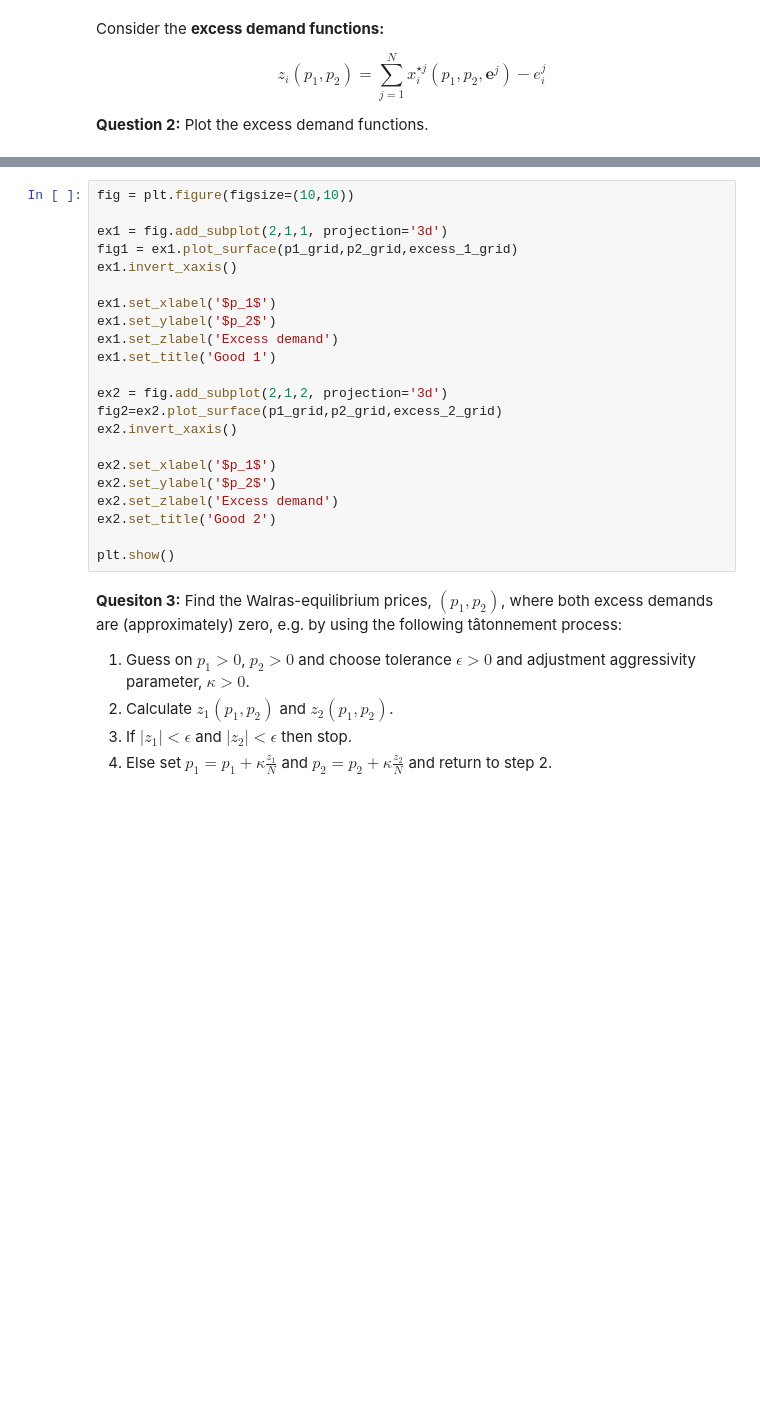
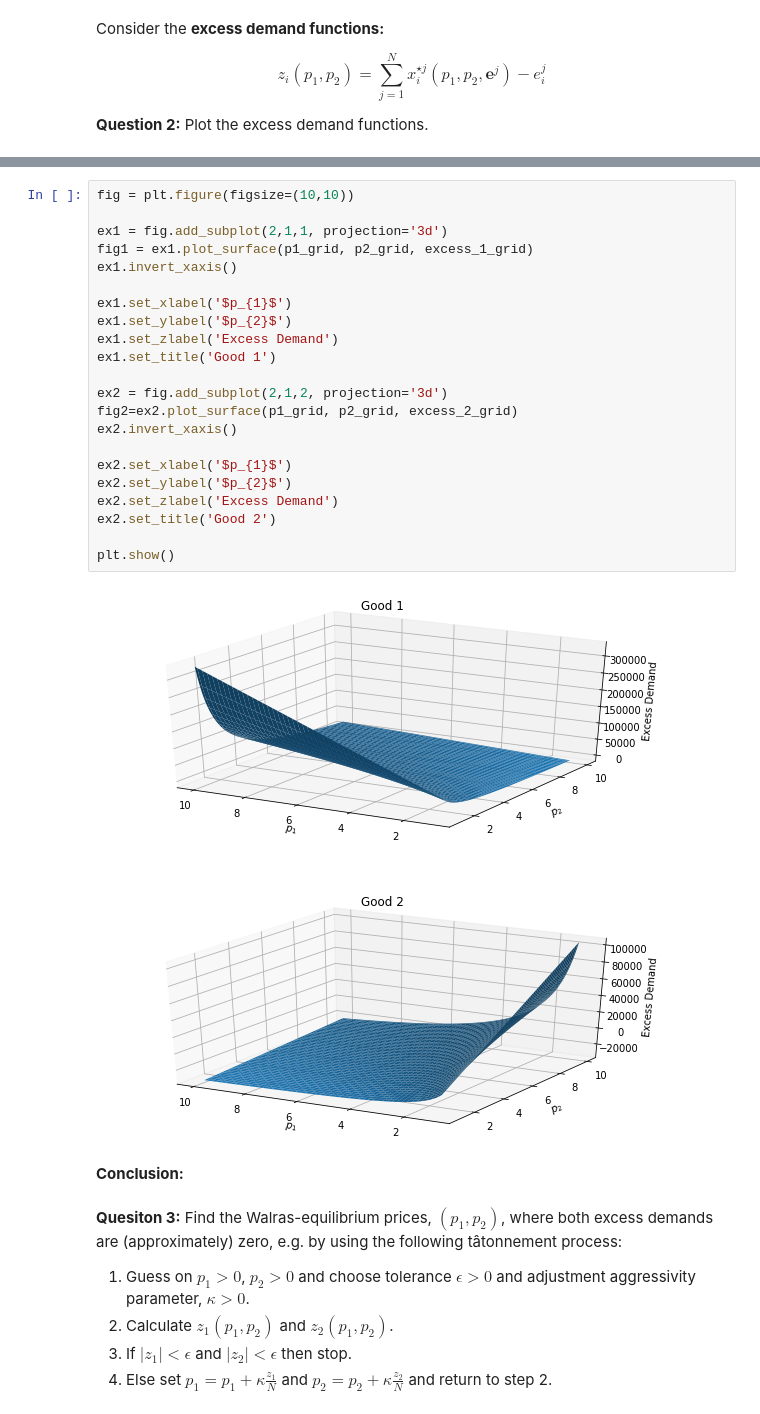
Before and after one commit to NumEconCopenhagen/projects-2019-bcg, a Jupyter notebook: examproject/exam_2019.ipynb, the cells around one changed output, grey strips where cells are left out. Saved outputs shown, nothing was run; the diff lists cells and outputs as text; blank space fills up the shorter version.

```diff
--- a/examproject/exam_2019.ipynb
+++ b/examproject/exam_2019.ipynb
@@ -719,25 +727,29 @@ p1_grid, p2_grid = np.meshgrid(p1_s, p2_s)
 # %%
 fig = plt.figure(figsize=(10,10))
 
 ex1 = fig.add_subplot(2,1,1, projection='3d')
-fig1 = ex1.plot_surface(p1_grid,p2_grid,excess_1_grid)
+fig1 = ex1.plot_surface(p1_grid, p2_grid, excess_1_grid)
 ex1.invert_xaxis()
 
-ex1.set_xlabel('$p_1$')
-ex1.set_ylabel('$p_2$')
-ex1.set_zlabel('Excess demand')
+ex1.set_xlabel('$p_{1}$')
+ex1.set_ylabel('$p_{2}$')
+ex1.set_zlabel('Excess Demand')
 ex1.set_title('Good 1')
 
 ex2 = fig.add_subplot(2,1,2, projection='3d')
-fig2=ex2.plot_surface(p1_grid,p2_grid,excess_2_grid)
+fig2=ex2.plot_surface(p1_grid, p2_grid, excess_2_grid)
 ex2.invert_xaxis()
 
-ex2.set_xlabel('$p_1$')
-ex2.set_ylabel('$p_2$')
-ex2.set_zlabel('Excess demand')
+ex2.set_xlabel('$p_{1}$')
+ex2.set_ylabel('$p_{2}$')
+ex2.set_zlabel('Excess Demand')
 ex2.set_title('Good 2')
 
 plt.show()
+# %% [output]
+[figure, added]
+# %% [markdown]
+**Conclusion:**
 # %% [markdown]
 **Quesiton 3:** Find the Walras-equilibrium prices, $(p_1,p_2)$, where both excess demands are (approximately) zero, e.g. by using the following tâtonnement process:
 
```
Also changed, not shown: parts of 23 cells of this notebook.
